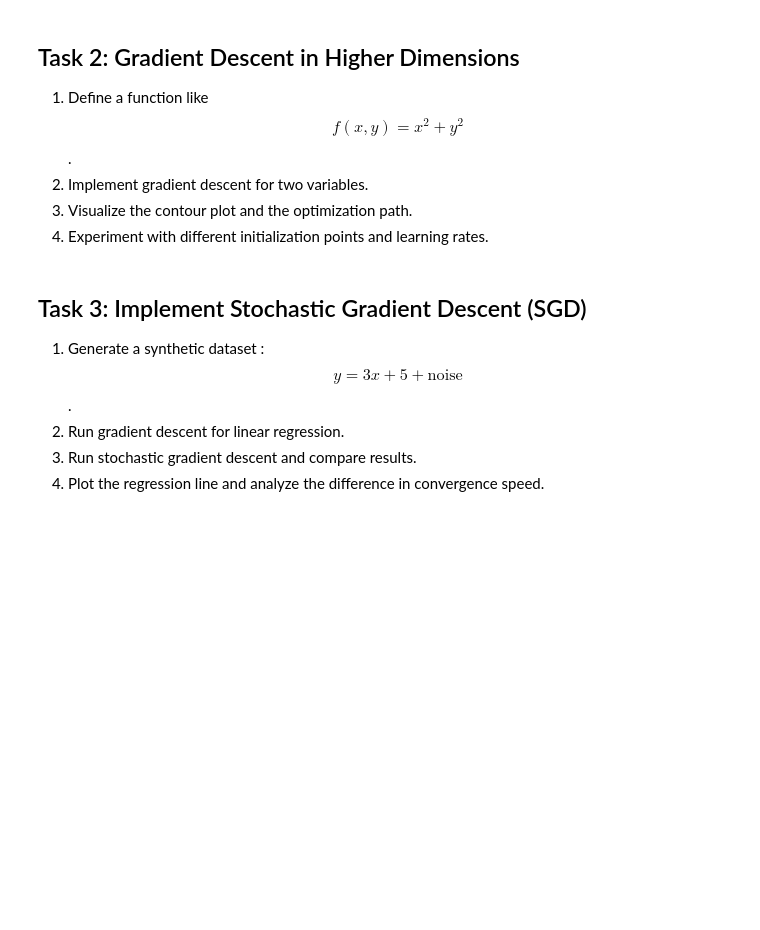
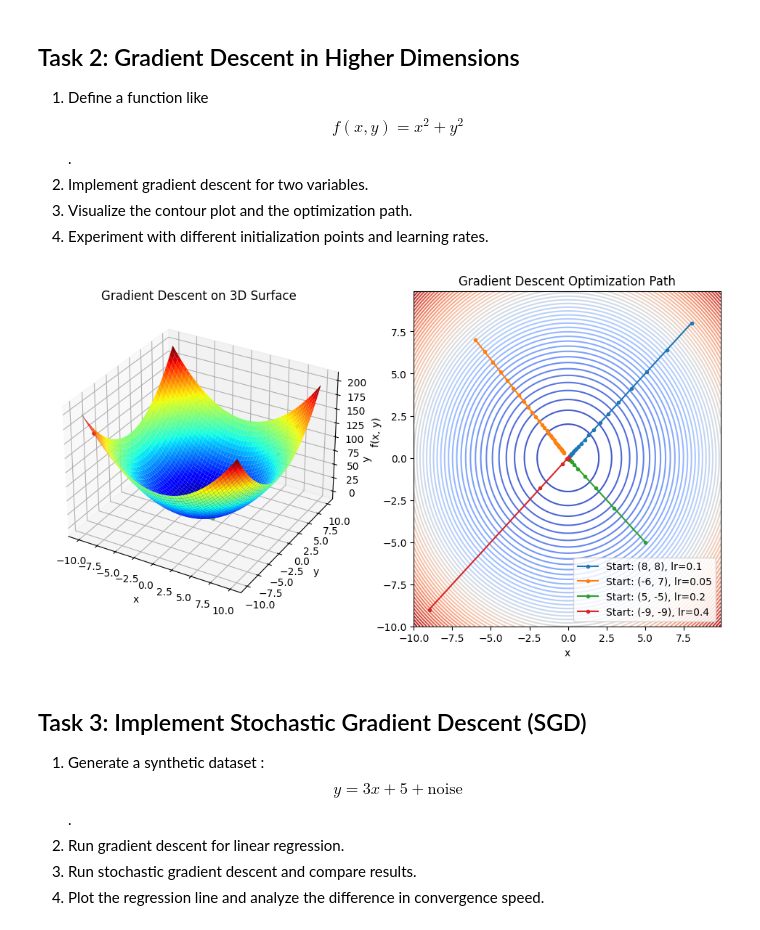
Before and after one commit to n-n06/machine-learning-practice, a Jupyter notebook: week7/Week_7.ipynb, the cells around one changed output. Cells and saved outputs as stored; diff of their text form; code cells hidden in the pictures; blank space fills up the shorter version.

```diff
--- a/week7/Week_7.ipynb
+++ b/week7/Week_7.ipynb
@@ -185,6 +185,79 @@ This learning rate, on the other hand, caused our gradient descent to stop on -6
 2. Implement gradient descent for two variables.
 3. Visualize the contour plot and the optimization path.
 4. Experiment with different initialization points and learning rates.
+# %%
+from mpl_toolkits.mplot3d import Axes3D
+import matplotlib.pyplot as plt
+import numpy as np
+
+def f(x, y):
+    return x**2 + y ** 2
+
+def df_dx(x, y):
+    return 2*x
+
+def df_dy(x,y):
+    return 2*y
+
+def circl_gradient_descent(x_0, y_0, learning_rate, num_iter):
+    x = x_0
+    y = y_0
+
+    history = [(x, y, f(x,y))]
+
+    for i in range(num_iter):
+        grad_x = df_dx(x, y)
+        grad_y = df_dy(x, y)
+
+        x = x - grad_x * learning_rate
+        y = y - grad_y * learning_rate
+
+        history.append((x, y, f(x, y)))
+
+    return x, y, f(x, y), history
+
+
+x_range = np.arange(-10, 10, 0.1)
+y_range = np.arange(-10, 10, 0.1)
+X, Y = np.meshgrid(x_range, y_range)
+Z = f(X, Y)
+
+
+experiments = [
+    (8, 8, 0.1, 20),
+    (-6, 7, 0.05, 30),
+    (5, -5, 0.2, 15),
+    (-9, -9, 0.4, 25)
+]
+
+fig = plt.figure(figsize=(12,6))
+
+# 3D Surface plot
+ax1 = fig.add_subplot(121, projection='3d')
+ax1.plot_surface(X, Y, Z, cmap='jet')
+ax1.set_xlabel('x')
+ax1.set_ylabel('y')
+ax1.set_zlabel('f(x, y)')
+ax1.set_title('Gradient Descent on 3D Surface')
+
+# Contour plot
+ax2 = fig.add_subplot(122)
+ax2.contour(X, Y, Z, levels=50, cmap='coolwarm')
+ax2.set_xlabel('x')
+ax2.set_ylabel('y')
+ax2.set_title('Gradient Descent Optimization Path')
+
+# Run experiments and plot paths
+for start_x, start_y, lr, num_iters in experiments:
+    _, _, _, history = circl_gradient_descent(start_x, start_y, lr, num_iters)
+    x_hist, y_hist, _ = zip(*history)
+    ax1.scatter(x_hist, y_hist, [f(x, y) for x, y in zip(x_hist, y_hist)], marker='o', s=10)
+    ax2.plot(x_hist, y_hist, marker='o', markersize=3, label=f'Start: ({start_x}, {start_y}), lr={lr}')
+
+ax2.legend()
+plt.show()
+# %% [output]
+[figure, added]
 # %% [markdown]
 ## Task 3: Implement Stochastic Gradient Descent (SGD)
 1. Generate a synthetic dataset : $$ y = 3x + 5 + \text{noise} $$.
```
Also changed, not shown: parts of 6 cells of this notebook, 3 other files.
